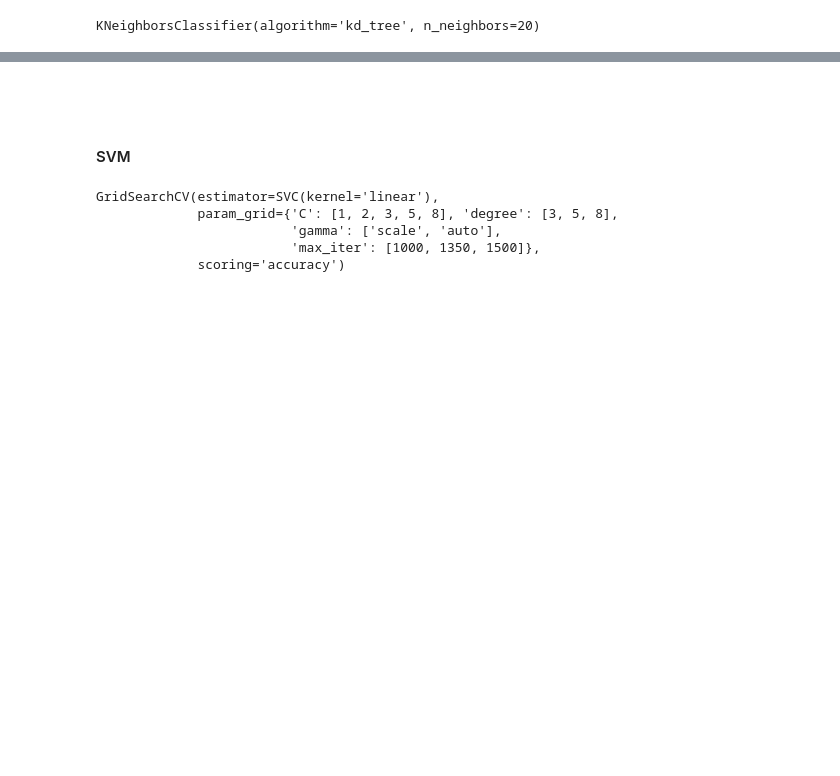
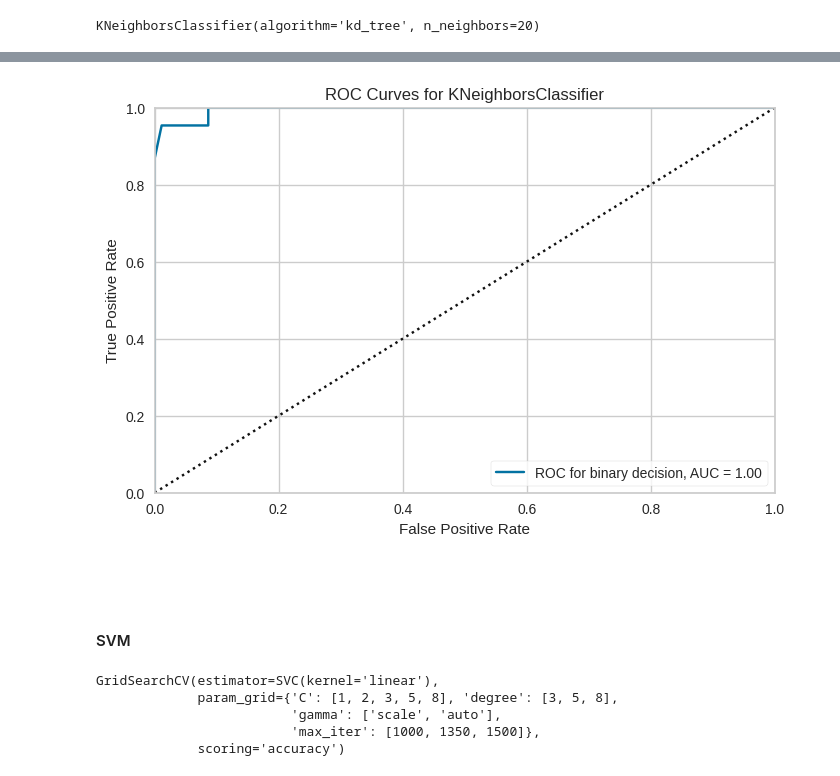
Before and after one commit to kaladabrio2020/livro-aprendizado-de-maquina-sklearn-keras-tf, a Jupyter notebook: Parte 1 - Conceitos basicos de Aprendizado de Maquina/Capitulo 3 - Classificação/exercicios/exercicioTitanic.ipynb, the cells around one changed output, grey strips where cells are left out. Drawn from its saved outputs; the diff is of its cells as text; code cells hidden in the pictures; blank space fills up the shorter version.

```diff
--- a/Parte 1 - Conceitos basicos de Aprendizado de Maquina/Capitulo 3 - Classificação/exercicios/exercicioTitanic.ipynb
+++ b/Parte 1 - Conceitos basicos de Aprendizado de Maquina/Capitulo 3 - Classificação/exercicios/exercicioTitanic.ipynb
@@ -435,3 +428,12 @@ weighted avg       0.96      0.95      0.95       418
+# %%
+plt.figure(figsize=(8,5))
+roc = ROCAUC(knn,binary=True)
+roc.fit(xtrain,ytrain)
+roc.score(xtest,ytest)
+roc.show()
+plt.show()
+# %% [output]
+[figure, added]
 # %% [markdown]
 &nbsp;
 # %% [markdown]
```
Also changed, not shown: parts of 32 cells of this notebook, 1 other file.
